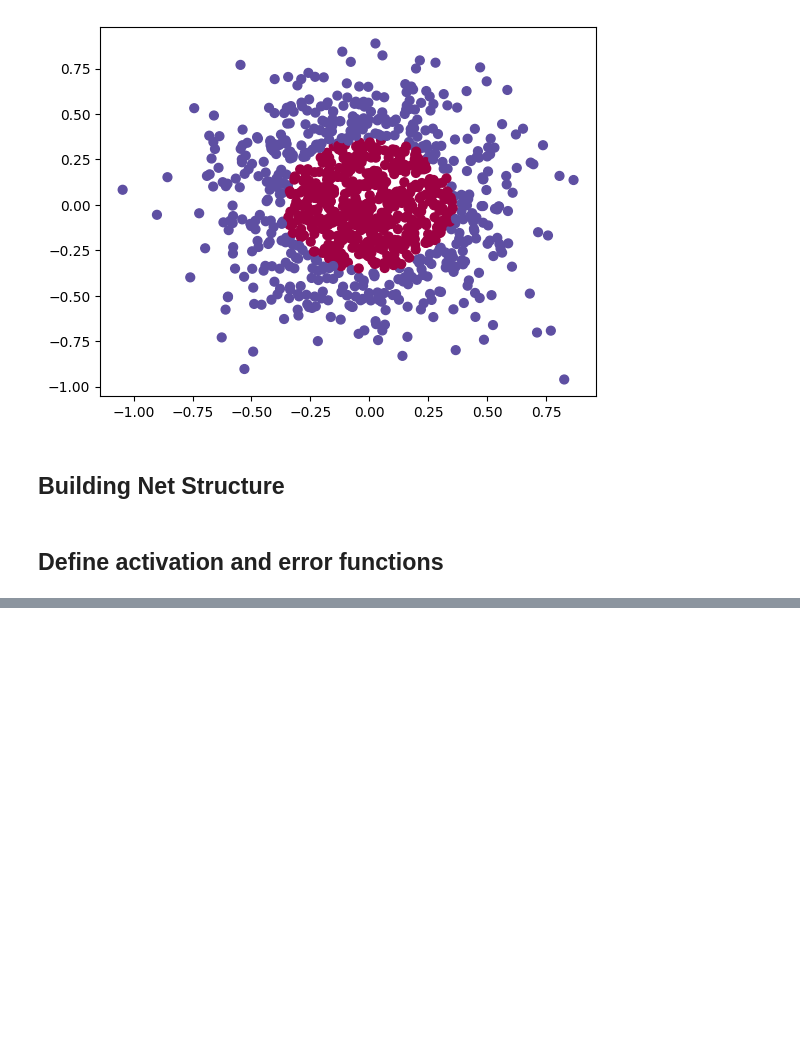
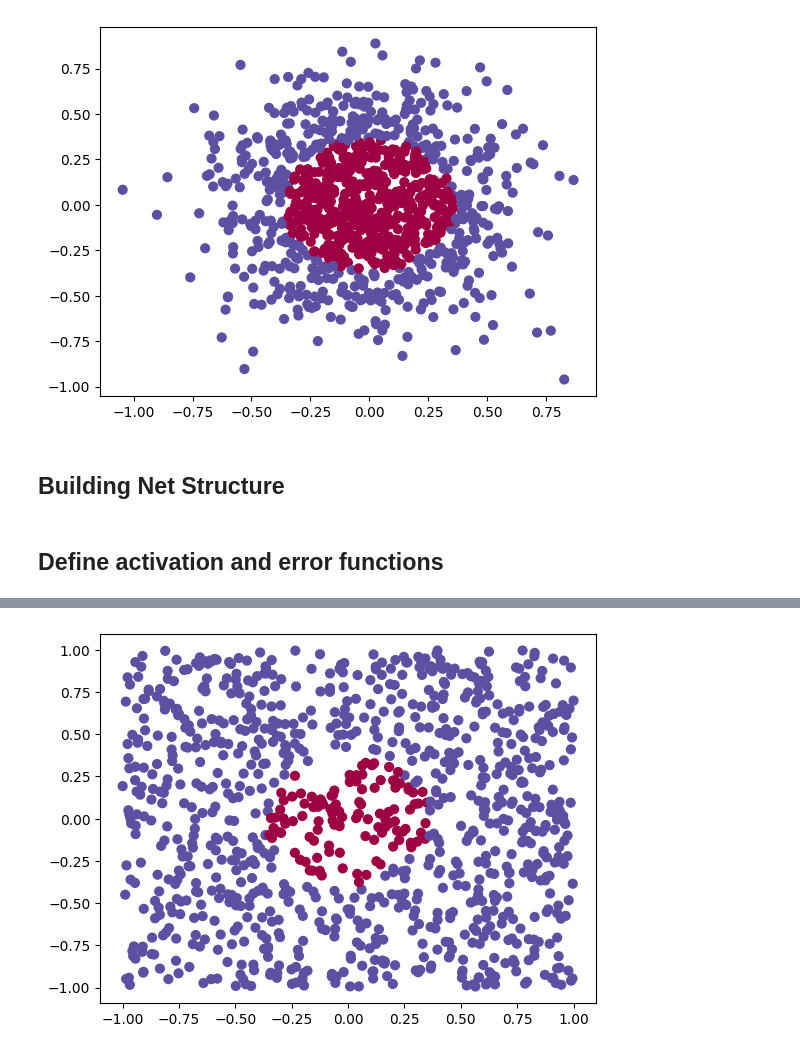
Before and after one commit to juank1400/learn-tensorflow, a Jupyter notebook: step-to-step-NeuronalNetwork.ipynb, the cells around one changed output, grey strips where cells are left out. Saved outputs shown, nothing was run; the diff lists cells and outputs as text; code cells hidden in the pictures; blank space fills up the shorter version.

```diff
--- a/step-to-step-NeuronalNetwork.ipynb
+++ b/step-to-step-NeuronalNetwork.ipynb
@@ -61,0 +148,10 @@ def mse(y,y_hat,derivate=False):
+# %%
+# Generante random test data
+data_test = (np.random.rand(1000, 2) * 2) - 1
+y = train(data_test,0.001,params,training=False)
+# Painting the result
+y = np.where(y >= 0.5, 1, 0)
+# %%
+plt.scatter(data_test[:,0], data_test[:,1], c=y[:,0] ,s=40, cmap=plt.cm.Spectral);
+# %% [output]
+[figure, added]
```
Also changed, not shown: parts of 7 cells of this notebook.
